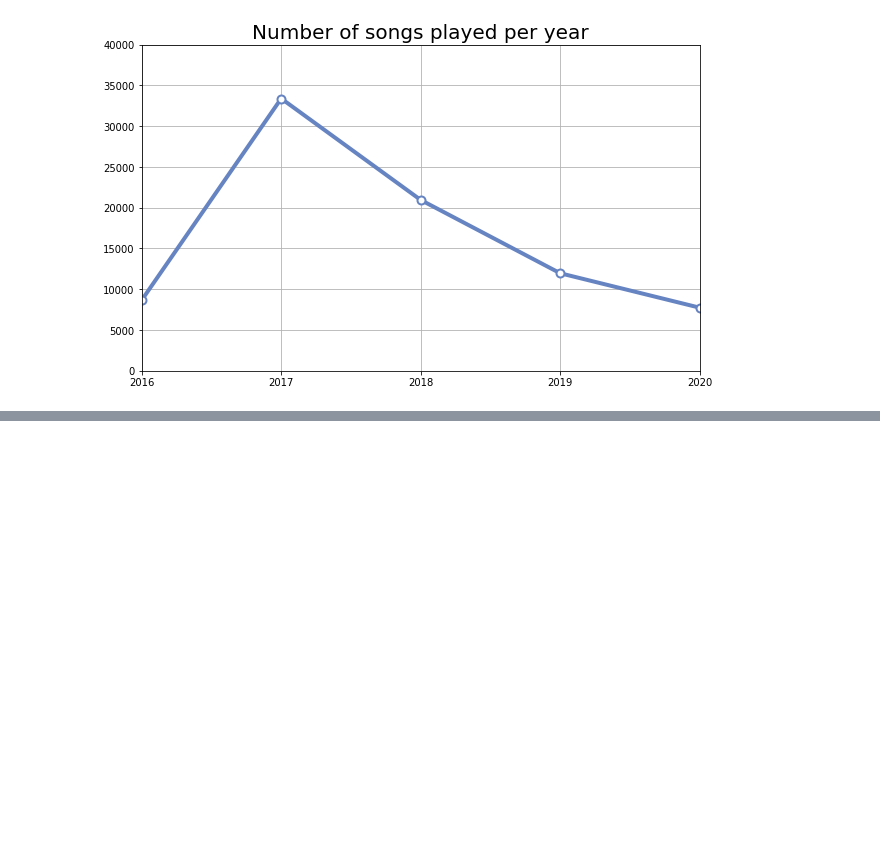
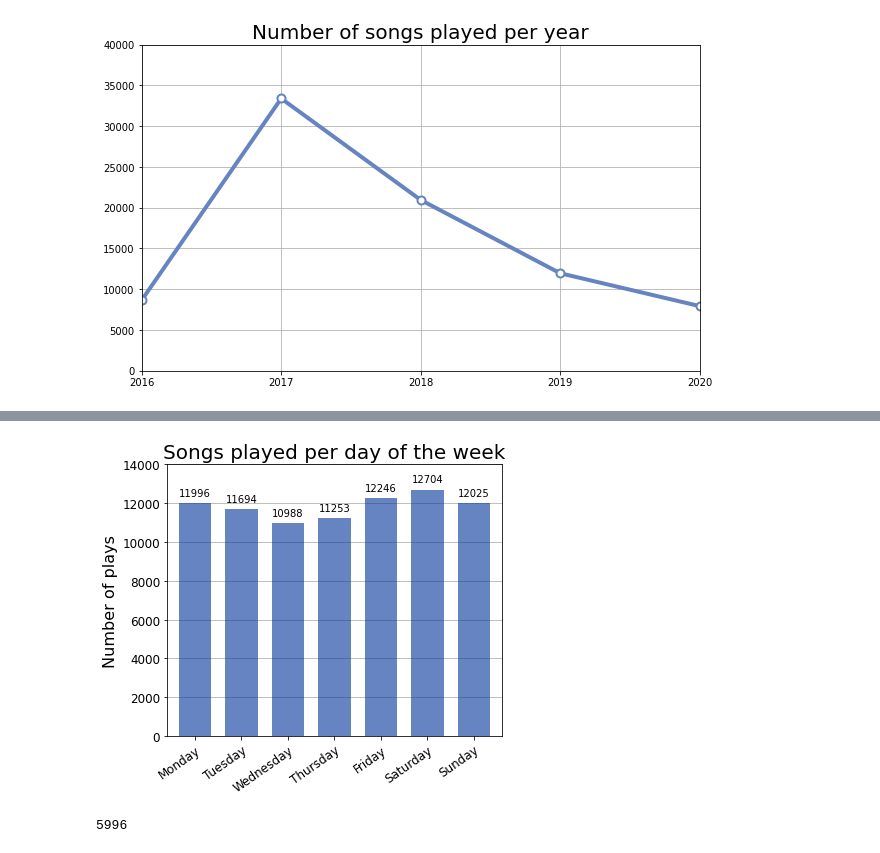
Before and after one commit to SidSaxena/music-analysis, a Jupyter notebook: lastfm/lastfm_analysis.ipynb, the cells around one changed output, grey strips where cells are left out. Drawn from its saved outputs; the diff is of its cells as text; code cells hidden in the pictures; blank space fills up the shorter version.

```diff
--- a/lastfm/lastfm_analysis.ipynb
+++ b/lastfm/lastfm_analysis.ipynb
@@ -169,7 +169,7 @@ plt.show()
 # %% [output]
 [figure]
 # %%
-scrobbles = pd.read_csv('/home/sid/development/python/music-analysis/lastfm/Spreadsheets/sidsaxena-scrobbles-17082020.csv', index_col=0)
+scrobbles = pd.read_csv('/home/sid/development/python/music-analysis/lastfm/Spreadsheets/SidSaxena_scrobbles_2020-08-25.csv')
 
 scrobbles = scrobbles.drop('timestamp', axis=1)
 
@@ -186,11 +186,11 @@ scrobbles['Year'] = scrobbles['timestamp'].apply(lambda time: time.year)
 scrobbles['Month'] = scrobbles['timestamp'].apply(lambda time: time.month)
 scrobbles['Day'] =  scrobbles['timestamp'].apply(lambda time: time.day)
 scrobbles['Hour'] = scrobbles['timestamp'].apply(lambda time: time.hour)
-scrobbles['dof'] = scrobbles['timestamp'].apply(lambda time: time.dayofweek)
+scrobbles['dow'] = scrobbles['timestamp'].apply(lambda time: time.dayofweek)
 
 dmap = {0:'Mon',1:'Tue',2:'Wed',3:'Thu',4:'Fri',5:'Sat',6:'Sun'}
 
-scrobbles['dof'] = scrobbles['dof'].map(dmap)
+scrobbles['dow'] = scrobbles['dow'].map(dmap)
 # %%
 scrobbles
 # %% [output]
@@ -260,0 +308,3 @@ plt.show()
+# %%
+dow_counts = scrobbles['dow'].value_counts().sort_index()
+dow_counts.index = ['Monday', 'Tuesday', 'Wednesday', 'Thursday', 'Friday', 'Saturday', 'Sunday']
@@ -260,0 +322,25 @@ plt.show()
+# %%
+ax = dow_counts.plot(kind='bar', figsize=[6, 5], width=0.7, alpha=0.6, color='#003399', edgecolor=None, zorder=2)
+
+ax.yaxis.grid(True)
+ax.set_xticklabels(dow_counts.index, rotation=35, rotation_mode='anchor', ha='right', fontproperties=ticks_font)
+for label in ax.get_yticklabels():
+    label.set_fontproperties(ticks_font)
+
+ax.set_ylim((0, 14000))
+ax.set_title('Songs played per day of the week', fontproperties=title_font)
+ax.set_xlabel('', fontproperties=label_font)
+ax.set_ylabel('Number of plays', fontproperties=label_font)
+
+for p in ax.patches:
+    ax.annotate(np.round(p.get_height(),decimals=2), (p.get_x()+p.get_width()/2., p.get_height()), ha='center', va='center', xytext=(0, 10), textcoords='offset points')
+
+plt.savefig('images/lastfm-scrobbles-per-weekday.png', dpi=96, bbox_inches='tight')
+plt.show()
+# %% [output]
+[figure, added]
+# %%
+hour_counts = scrobbles['Hour'].value_counts().sort_index()
+max(hour_counts)
+# %% [output]
+5996
```
Also changed, not shown: parts of 18 cells of this notebook.
